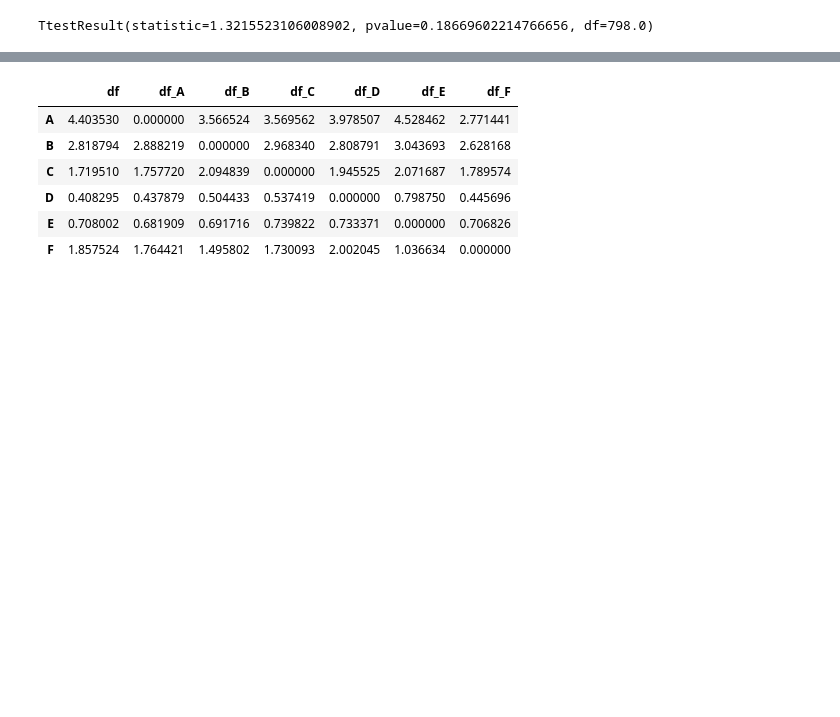
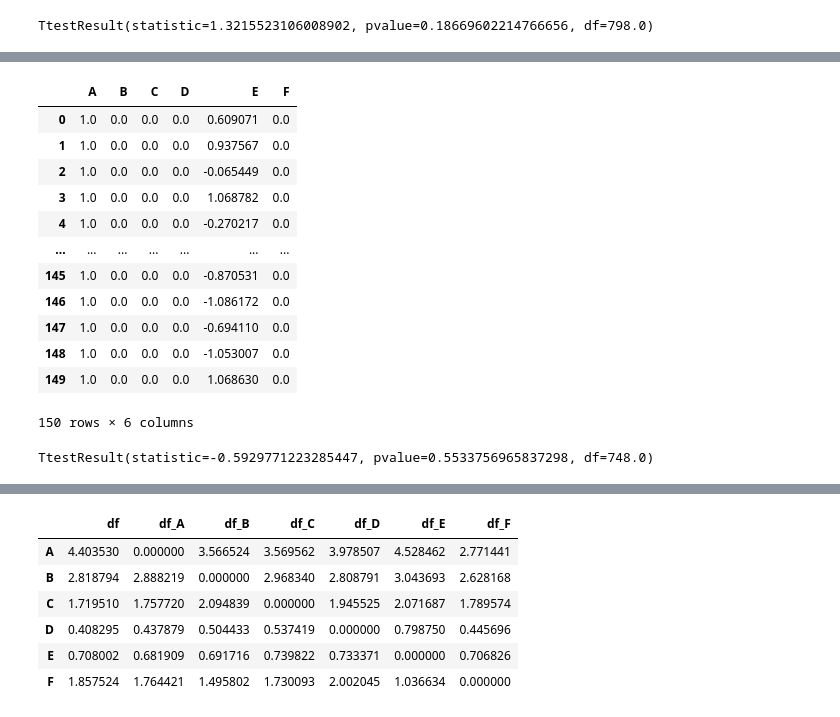
Before and after one commit to Villinger1999/BO-Mini-project, a Jupyter notebook: C-project/correlation.ipynb, the cells around one changed output, grey strips where cells are left out. Saved outputs shown, nothing was run; the diff lists cells and outputs as text; code cells hidden in the pictures; blank space fills up the shorter version.

```diff
--- a/C-project/correlation.ipynb
+++ b/C-project/correlation.ipynb
@@ -812,0 +750,23 @@ table_ttest_2
+# %%
+df_1000x0 = pd.read_csv('data_1511.csv')
+df_1000x0.drop('Unnamed: 0', axis=1, inplace=True)
+df_1000x0
+# %% [output]
+|  | A | B | C | D | E | F |
+| 0 | 1.0 | 0.0 | 0.0 | 0.0 | 0.609071 | 0.0 |
+| 1 | 1.0 | 0.0 | 0.0 | 0.0 | 0.937567 | 0.0 |
+| 2 | 1.0 | 0.0 | 0.0 | 0.0 | -0.065449 | 0.0 |
+| 3 | 1.0 | 0.0 | 0.0 | 0.0 | 1.068782 | 0.0 |
+| 4 | 1.0 | 0.0 | 0.0 | 0.0 | -0.270217 | 0.0 |
+| ... | ... | ... | ... | ... | ... | ... |
+| 145 | 1.0 | 0.0 | 0.0 | 0.0 | -0.870531 | 0.0 |
+| 146 | 1.0 | 0.0 | 0.0 | 0.0 | -1.086172 | 0.0 |
+| 147 | 1.0 | 0.0 | 0.0 | 0.0 | -0.694110 | 0.0 |
+| 148 | 1.0 | 0.0 | 0.0 | 0.0 | -1.053007 | 0.0 |
+| 149 | 1.0 | 0.0 | 0.0 | 0.0 | 1.068630 | 0.0 |
+150 rows × 6 columns
+# %%
+ttest_1000x0 = ttest_ind(df['E'], df_1000x0['E']) # not significant
+ttest_1000x0
+# %% [output]
+TtestResult(statistic=-0.5929771223285447, pvalue=0.5533756965837298, df=748.0)
```
Also changed, not shown: parts of 58 cells of this notebook, 23 other files.
